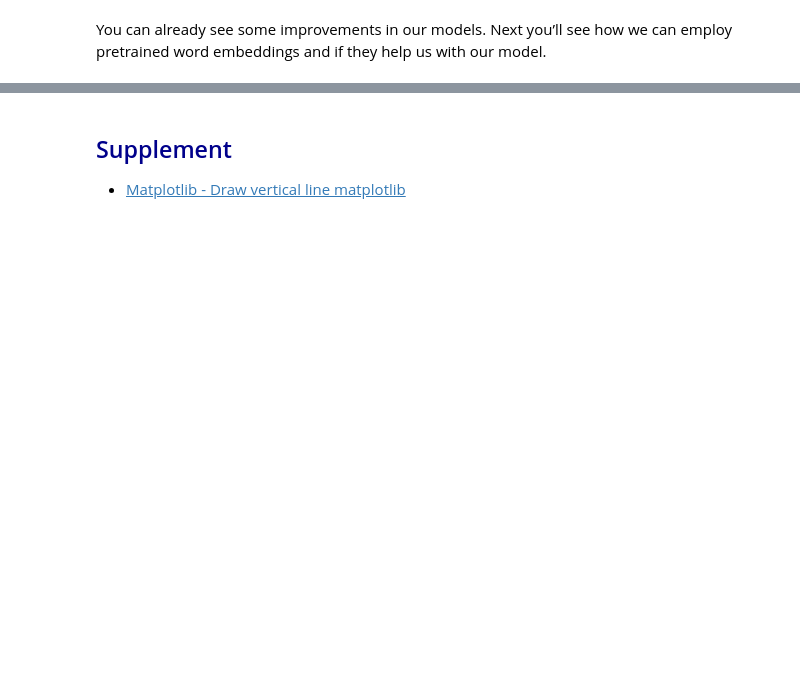
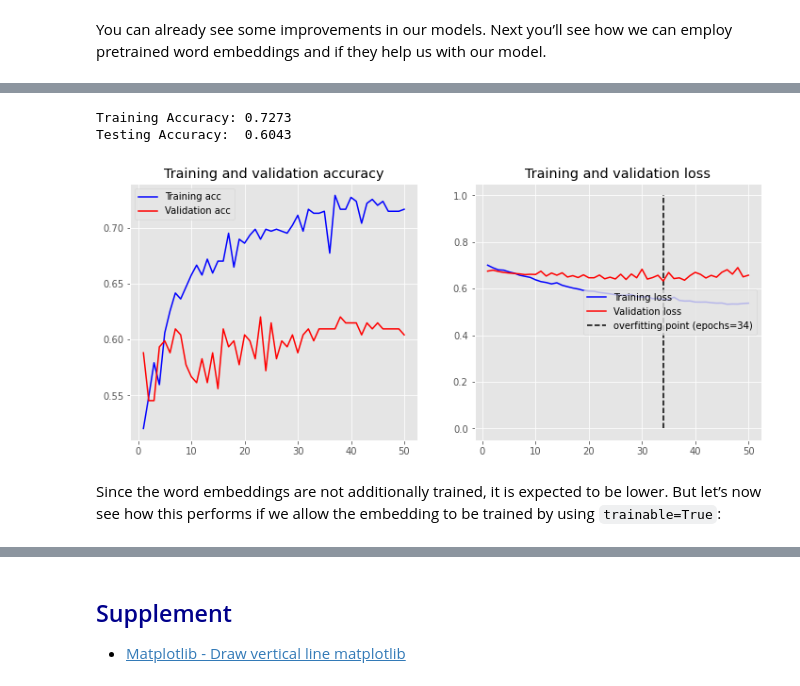
Before and after one commit to johnklee/ml_articles, a Jupyter notebook: realpython/python_keras_text_classification/notebook.ipynb, the cells around one changed output, grey strips where cells are left out. Saved outputs shown, nothing was run; the diff lists cells and outputs as text; code cells hidden in the pictures; blank space fills up the shorter version.

Commit message:
update notebook and add data files

```diff
--- a/realpython/python_keras_text_classification/notebook.ipynb
+++ b/realpython/python_keras_text_classification/notebook.ipynb
@@ -719,0 +785,9 @@ You can already see some improvements in our models. Next you’ll see how we ca
+# %%
+def vector_of_word(word_index, index2word, w2v):
+    try:
+        w = index2word[word_index]
+        return w2v.get_vector(w)
+    except Exception:
+        return np.zeros(w2v.vector_size)
+
+glove_twitter_50_vector_of_word = functools.partial(vector_of_word, index2word=index2word, w2v=glove_vectors)
@@ -719,0 +828,9 @@ You can already see some improvements in our models. Next you’ll see how we ca
+# %%
+vocab_size = len(tokenizer.word_index) + 1  # Adding again 1 because of reserved 0 index
+embedding_matrix = np.zeros((vocab_size, glove_vectors.vector_size))
+
+for idx in range(1, vocab_size):
+    embedding_matrix[idx] = glove_twitter_50_vector_of_word(idx)
+
+print(embedding_matrix.shape)
+embedding_matrix[1]
@@ -719,0 +852,13 @@ You can already see some improvements in our models. Next you’ll see how we ca
+# %%
+model = Sequential()
+model.add(layers.Embedding(vocab_size, glove_vectors.vector_size,
+                           weights=[embedding_matrix],
+                           input_length=maxlen,
+                           trainable=False))
+model.add(layers.GlobalMaxPool1D())
+model.add(layers.Dense(10, activation='relu'))
+model.add(layers.Dense(1, activation='sigmoid'))
+model.compile(optimizer='adam',
+              loss='binary_crossentropy',
+              metrics=['accuracy'])
+model.summary()
@@ -719,0 +882,7 @@ You can already see some improvements in our models. Next you’ll see how we ca
+# %%
+%%time
+history = model.fit(X_train, y_train,
+                    epochs=50,
+                    verbose=False,
+                    validation_data=(X_test, y_test),
+                    batch_size=10)
@@ -719,0 +892,14 @@ You can already see some improvements in our models. Next you’ll see how we ca
+# %%
+loss, accuracy = model.evaluate(X_train, y_train, verbose=False)
+print("Training Accuracy: {:.4f}".format(accuracy))
+loss, accuracy = model.evaluate(X_test, y_test, verbose=False)
+print("Testing Accuracy:  {:.4f}".format(accuracy))
+# %% [output]
+Training Accuracy: 0.7273
+Testing Accuracy:  0.6043
+# %%
+plot_history(history)
+# %% [output]
+[figure, added]
+# %% [markdown]
+Since the word embeddings are not additionally trained, it is expected to be lower. But let’s now see how this performs if we allow the embedding to be trained by using `trainable=True`:
```
Also changed, not shown: parts of 39 cells of this notebook, 5 other files.
